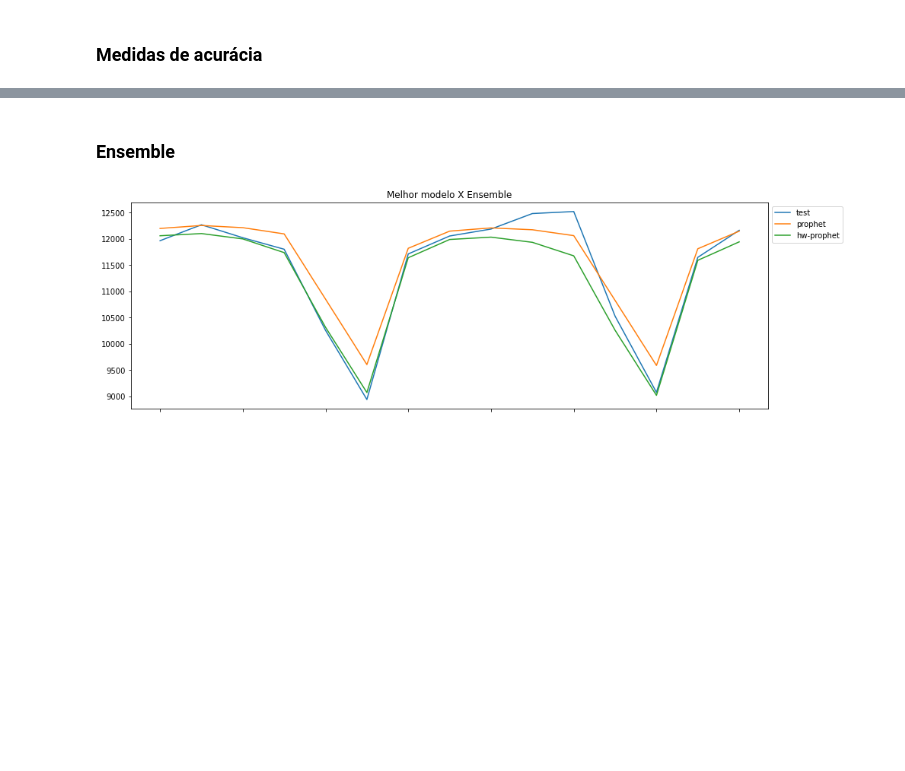
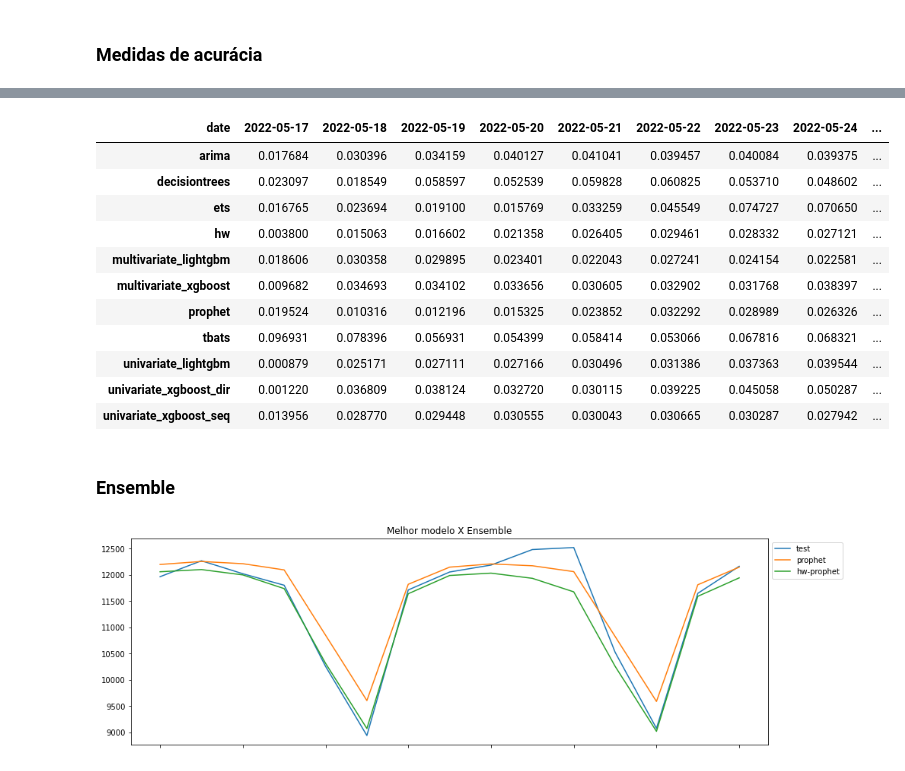
Before and after one commit to matheus-vizzotto/projecao_demanda_eletrica, a Jupyter notebook: models/forecasts/compare_fcs.ipynb, the cells around one changed output, grey strips where cells are left out. Drawn from its saved outputs; the diff is of its cells as text; code cells hidden in the pictures; blank space fills up the shorter version.

```diff
--- a/models/forecasts/compare_fcs.ipynb
+++ b/models/forecasts/compare_fcs.ipynb
@@ -164 +170,16 @@ plt.show()
+# %%
+df_acc_mape.T
+# %% [output]
+| date | 2022-05-17 | 2022-05-18 | 2022-05-19 | 2022-05-20 | 2022-05-21 | 2022-05-22 | 2022-05-23 | 2022-05-24 | ... |
+| arima | 0.017684 | 0.030396 | 0.034159 | 0.040127 | 0.041041 | 0.039457 | 0.040084 | 0.039375 | ... |
+| decisiontrees | 0.023097 | 0.018549 | 0.058597 | 0.052539 | 0.059828 | 0.060825 | 0.053710 | 0.048602 | ... |
+| ets | 0.016765 | 0.023694 | 0.019100 | 0.015769 | 0.033259 | 0.045549 | 0.074727 | 0.070650 | ... |
+| hw | 0.003800 | 0.015063 | 0.016602 | 0.021358 | 0.026405 | 0.029461 | 0.028332 | 0.027121 | ... |
+| multivariate_lightgbm | 0.018606 | 0.030358 | 0.029895 | 0.023401 | 0.022043 | 0.027241 | 0.024154 | 0.022581 | ... |
+| multivariate_xgboost | 0.009682 | 0.034693 | 0.034102 | 0.033656 | 0.030605 | 0.032902 | 0.031768 | 0.038397 | ... |
+| prophet | 0.019524 | 0.010316 | 0.012196 | 0.015325 | 0.023852 | 0.032292 | 0.028989 | 0.026326 | ... |
+| tbats | 0.096931 | 0.078396 | 0.056931 | 0.054399 | 0.058414 | 0.053066 | 0.067816 | 0.068321 | ... |
+| univariate_lightgbm | 0.000879 | 0.025171 | 0.027111 | 0.027166 | 0.030496 | 0.031386 | 0.037363 | 0.039544 | ... |
+| univariate_xgboost_dir | 0.001220 | 0.036809 | 0.038124 | 0.032720 | 0.030115 | 0.039225 | 0.045058 | 0.050287 | ... |
+| univariate_xgboost_seq | 0.013956 | 0.028770 | 0.029448 | 0.030555 | 0.030043 | 0.030665 | 0.030287 | 0.027942 | ... |
 # %%
```
Also changed, not shown: parts of 7 cells of this notebook, 9 other files.
